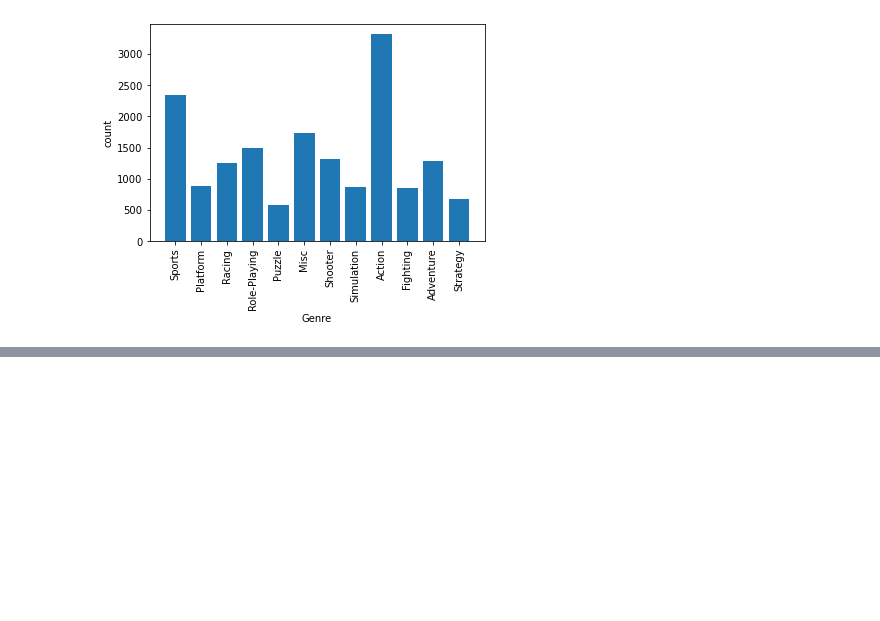
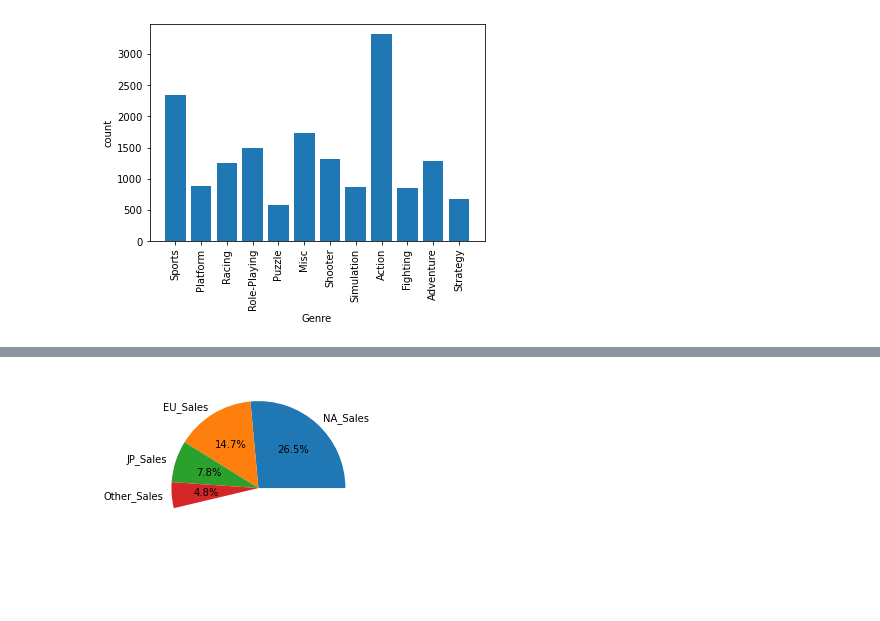
Before and after one commit to cwalk-13/Dataset-Visualization, a Jupyter notebook: VGSales.ipynb, the cells around one changed output, grey strips where cells are left out. Cells and saved outputs as stored; diff of their text form; code cells hidden in the pictures; blank space fills up the shorter version.

```diff
--- a/VGSales.ipynb
+++ b/VGSales.ipynb
@@ -37,0 +43,17 @@ importlib.reload(plot_utils)
+# %%
+importlib.reload(mypytable)
+importlib.reload(utils)
+importlib.reload(plot_utils)
+
+vg_file = os.path.join("input_data", "vgsales.csv")
+vg_mypy = utils.load_data(vg_file)
+
+
+total = len(utils.get_col(vg_mypy, "Global_Sales"))
+
+cols = ["NA_Sales", "EU_Sales", "JP_Sales", "Other_Sales"]
+
+x, y = utils.percent_compare(vg_mypy, cols, total, True)
+plot_utils.pie_chart(x, y)
+# %% [output]
+[figure, added]
```
Also changed, not shown: parts of 5 cells of this notebook, 5 other files.
